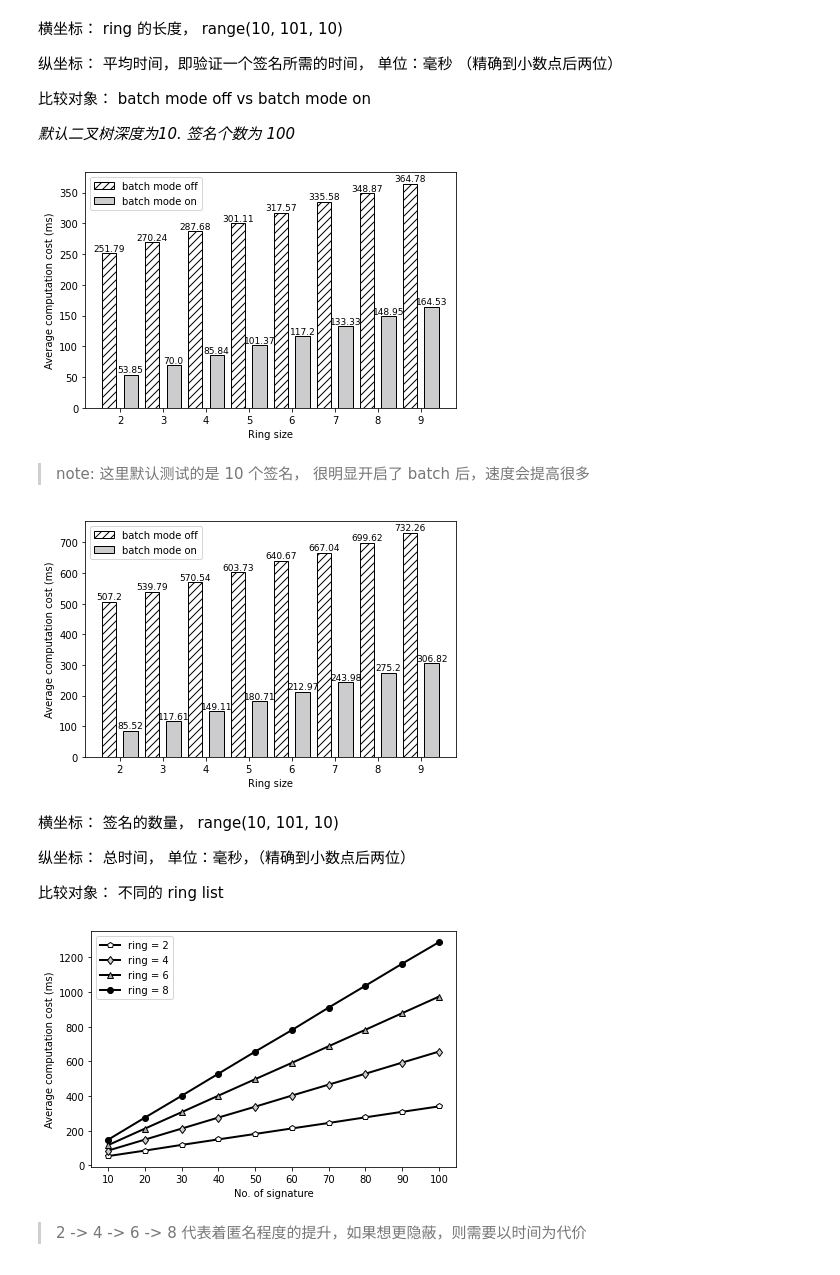
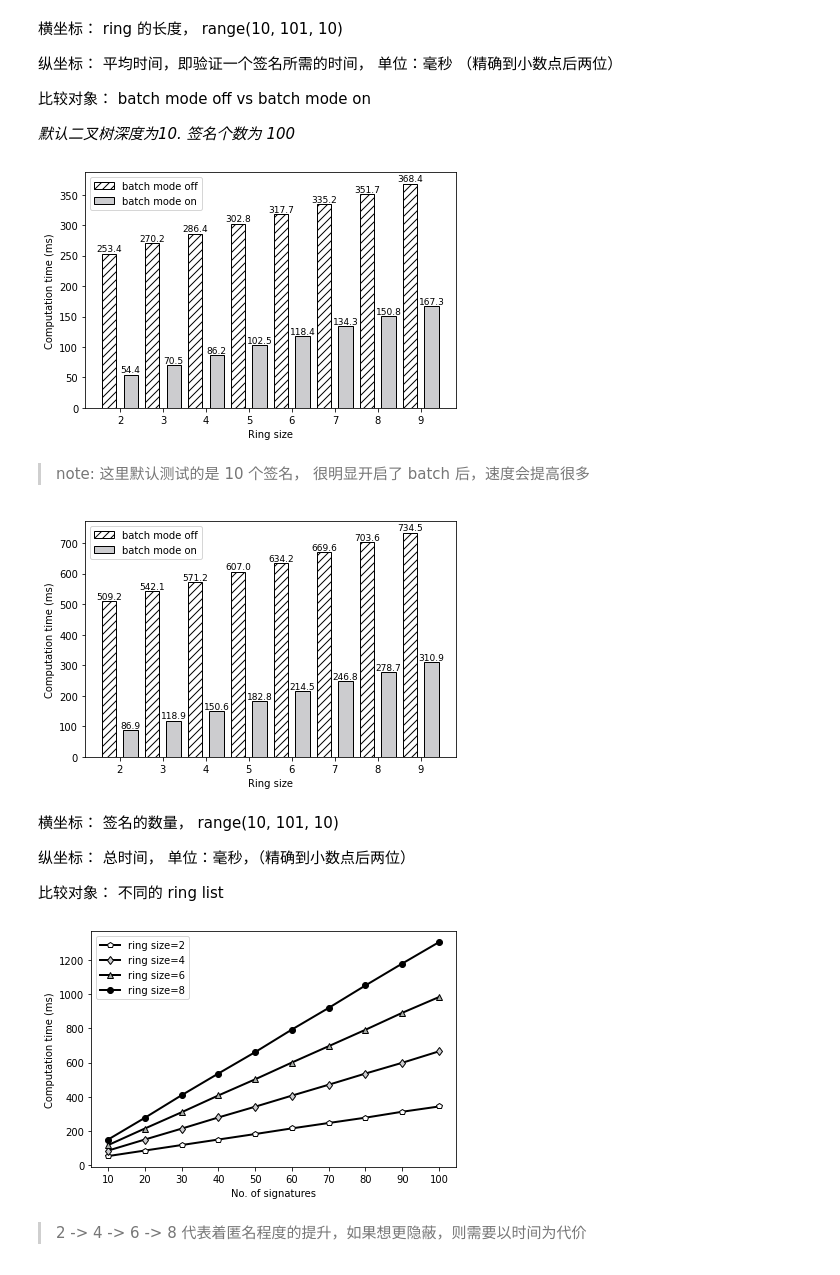
Before and after one commit to IBRS4VANETs/TEST-CASEs, a Jupyter notebook: note.ipynb, the cells around one changed output. Drawn from its saved outputs; the diff is of its cells as text; code cells hidden in the pictures.

```diff
--- a/note.ipynb
+++ b/note.ipynb
@@ -145,7 +145,7 @@ def test_revo(N, r_num, t_trc):
     counter = []
     for k in range(N):
         obus = []
-        trc = TRC(t_trc, 16, 'exp #3')
+        trc = TRC(t_trc, 10, 'exp #3')
         for i in range(1, 2 ** 10):
             temp_obu = OBU(trc, VID_POOL[i])
             obus.append(temp_obu)
@@ -156,11 +156,11 @@ def test_revo(N, r_num, t_trc):
             obus.remove(temp)
         trc.keyUp(rl)
         counter.append(len(trc.kunodes))
-    return (r_num, sum(counter)/N)
+    return (2 ** 10 - r_num, sum(counter)/N)
 # %%
 types[3] = ['Straightforward', 'Kunodes']
 time_cost[3] = [[], []]
-for r in range(10, 1001, 100):
+for r in range(0, 1001, 100):
     result = test_revo(N, r, 'MNT159')
     time_cost[3][0].append(result[0])
     time_cost[3][1].append(result[1])
@@ -266,9 +266,9 @@ def test_batveri(N, s_num, r_num, flag = 1):
         obu.batchV(sigmaList)
     end = time.process_time()
     if flag:
-        cost2 = Decimal((Decimal(end) - Decimal(start)) * 1000 / (N) ).quantize(Decimal("0.00"))
+        cost2 = Decimal((Decimal(end) - Decimal(start)) * 1000 / (N) ).quantize(Decimal("0.0"))
     else:
-        cost2 = Decimal((Decimal(end) - Decimal(start)) * 1000 / N).quantize(Decimal("0.00"))
+        cost2 = Decimal((Decimal(end) - Decimal(start)) * 1000 / N).quantize(Decimal("0.0"))
 
     if flag:
         start = time.process_time()
@@ -277,7 +277,7 @@ def test_batveri(N, s_num, r_num, flag = 1):
             for sigma in sigmaList:
                 obu.verify(*sigma)
         end = time.process_time()
-        cost1 = Decimal((Decimal(end) - Decimal(start)) * 1000 / (N) ).quantize(Decimal("0.00"))
+        cost1 = Decimal((Decimal(end) - Decimal(start)) * 1000 / (N) ).quantize(Decimal("0.0"))
         return (cost1, cost2)
     else:
         return cost2
@@ -289,10 +289,10 @@ for i in range(2, 10):
     time_cost[6][0].append(float(ret[0]))
     time_cost[6][1].append(float(ret[1]))
 # %%
-pltbar(len(time_cost[6][0]), 12, time_cost[6], types[6], range(2, 10), 'Average computation cost (ms)', 2, 'Ring size', 'batch_bar1')
+pltbar(len(time_cost[6][0]), 12, time_cost[6], types[6], range(2, 10), 'Computation time (ms)', 2, 'Ring size', 'batch_bar1')
 # pltpoly(len(time_cost[6][0]), time_cost[6], types[6], range(2, 10), 'Average computation cost (ms)', 2, 'Length of ring list', 'batch_poly')
 # %% [output]
-[figure, old version]
+[figure, new version]
 # %% [markdown]
 > note: 这里默认测试的是 10 个签名， 很明显开启了 batch 后，速度会提高很多
 # %%
@@ -302,6 +302,6 @@ for i in range(2, 10):
     aux1[0].append(float(ret[0]))
     aux1[1].append(float(ret[1]))
 # %%
-pltbar(len(aux1[0]), 12, aux1, types[6], range(2, 10), 'Average computation cost (ms)', 2, 'Ring size', 'batch_bar2')
+pltbar(len(aux1[0]), 12, aux1, types[6], range(2, 10), 'Computation time (ms)', 2, 'Ring size', 'batch_bar2')
 # %% [output]
-[figure, old version]
+[figure, new version]
@@ -319,9 +337,9 @@ for i, t in enumerate(types[7]):
         ret = test_batveri(N, j, t, 0)
         time_cost[7][i].append(float(ret))
 # %%
-pltpoly(len(time_cost[7][0]), time_cost[7], ['ring = 2', 'ring = 4', 'ring = 6', 'ring = 8'], range(10, 101, 10), 'Average computation cost (ms)', 2, 'No. of signature', 'batch2_poly', show_num=False)
+pltpoly(len(time_cost[7][0]), time_cost[7], ['ring size=2', 'ring size=4', 'ring size=6', 'ring size=8'], range(10, 101, 10), 'Computation time (ms)', 2, 'No. of signatures', 'batchZ_poly', show_num=False)
 # %% [output]
-[figure, old version]
+[figure, new version]
 # %% [markdown]
 > 2 -> 4 -> 6 -> 8 代表着匿名程度的提升，如果想更隐蔽，则需要以时间为代价
 # %% [markdown]
```
Also changed, not shown: parts of 2 cells of this notebook, 9 other files.
